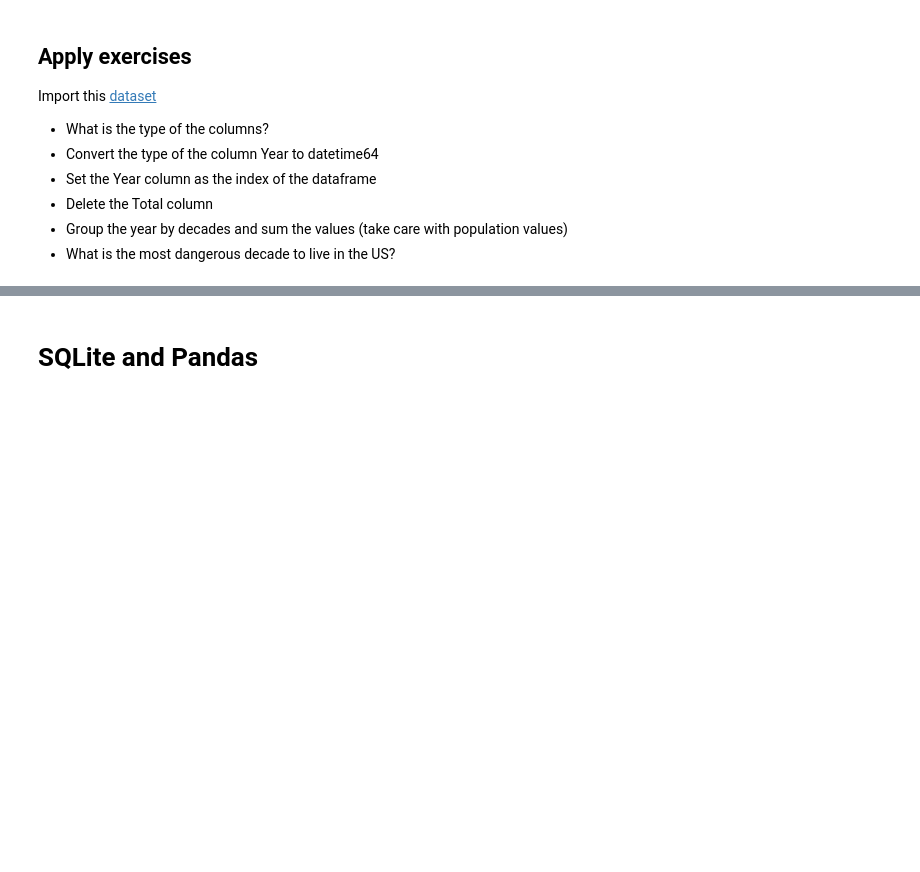
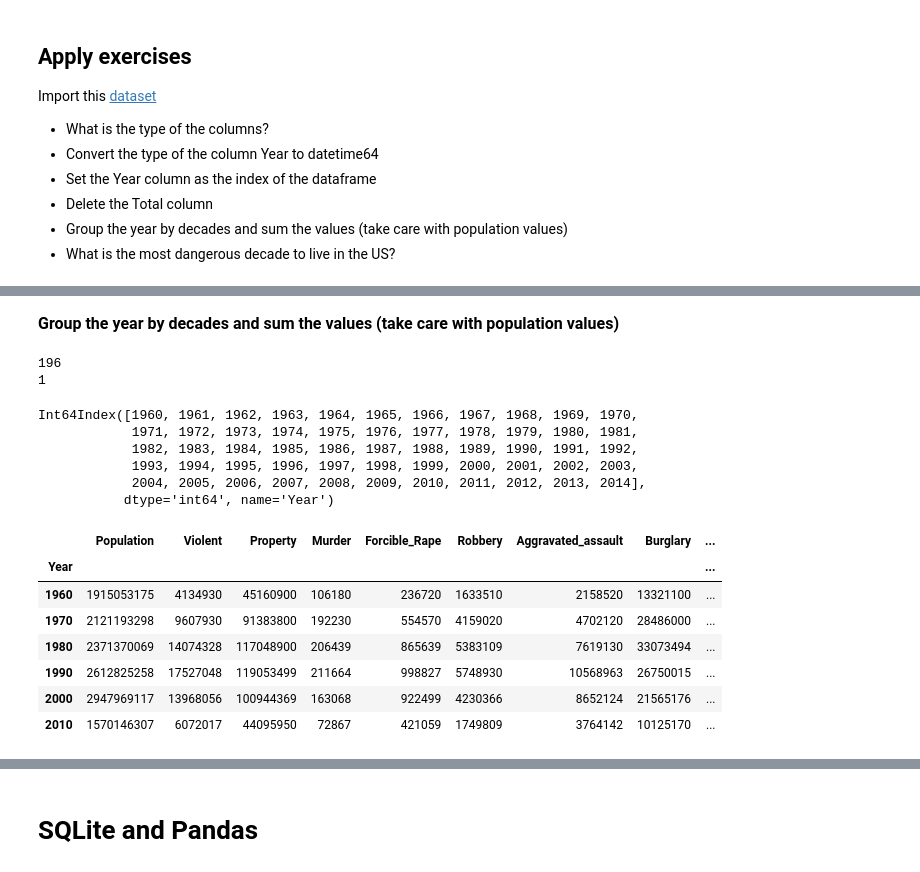
Before and after one commit to lveagithub/bts-dsf-2020, a Jupyter notebook: exercises/Session_3_4_EXERCISES.ipynb, the cells around one changed output, grey strips where cells are left out. Saved outputs shown, nothing was run; the diff lists cells and outputs as text; code cells hidden in the pictures; blank space fills up the shorter version.

```diff
--- a/exercises/Session_3_4_EXERCISES.ipynb
+++ b/exercises/Session_3_4_EXERCISES.ipynb
@@ -273,0 +290,2 @@ Import this [dataset](https://raw.githubusercontent.com/vfp1/bts-dsf-2020/main/d
+# %%
+df_us_crime_rates = pd.read_csv('US_Crime_Rates_1960_2014.csv', index_col='Year', parse_dates=True)
@@ -273,0 +356,2 @@ Import this [dataset](https://raw.githubusercontent.com/vfp1/bts-dsf-2020/main/d
+# %%
+df_us_crime_rates.drop('Total', axis=1, inplace=True)
@@ -273,0 +366,31 @@ Import this [dataset](https://raw.githubusercontent.com/vfp1/bts-dsf-2020/main/d
+# %% [markdown]
+<p align="left" style="font-size:16px"><b> Group the year by decades and sum the values (take care with population values)</b></p>
+# %%
+#1961 % 10 => quotient(196), remainder(1) => 196 * 10 = 1960 (Decade)
+quotient,remainder = divmod(1961, 10)
+print(quotient)
+print(remainder)
+# %% [output]
+196
+1
+# %%
+df_us_crime_rates.index.year
+# %% [output]
+Int64Index([1960, 1961, 1962, 1963, 1964, 1965, 1966, 1967, 1968, 1969, 1970,
+            1971, 1972, 1973, 1974, 1975, 1976, 1977, 1978, 1979, 1980, 1981,
+            1982, 1983, 1984, 1985, 1986, 1987, 1988, 1989, 1990, 1991, 1992,
+            1993, 1994, 1995, 1996, 1997, 1998, 1999, 2000, 2001, 2002, 2003,
+            2004, 2005, 2006, 2007, 2008, 2009, 2010, 2011, 2012, 2013, 2014],
+           dtype='int64', name='Year')
+# %%
+df_us_crime_rates_decades   = df_us_crime_rates.groupby((df_us_crime_rates.index.year//10)*10).sum()
+df_us_crime_rates_decades
+# %% [output]
+|  | Population | Violent | Property | Murder | Forcible_Rape | Robbery | Aggravated_assault | Burglary | ... |
+| Year |  |  |  |  |  |  |  |  | ... |
+| 1960 | 1915053175 | 4134930 | 45160900 | 106180 | 236720 | 1633510 | 2158520 | 13321100 | ... |
+| 1970 | 2121193298 | 9607930 | 91383800 | 192230 | 554570 | 4159020 | 4702120 | 28486000 | ... |
+| 1980 | 2371370069 | 14074328 | 117048900 | 206439 | 865639 | 5383109 | 7619130 | 33073494 | ... |
+| 1990 | 2612825258 | 17527048 | 119053499 | 211664 | 998827 | 5748930 | 10568963 | 26750015 | ... |
+| 2000 | 2947969117 | 13968056 | 100944369 | 163068 | 922499 | 4230366 | 8652124 | 21565176 | ... |
+| 2010 | 1570146307 | 6072017 | 44095950 | 72867 | 421059 | 1749809 | 3764142 | 10125170 | ... |
```
Also changed, not shown: parts of 29 cells of this notebook, 5 other files.
